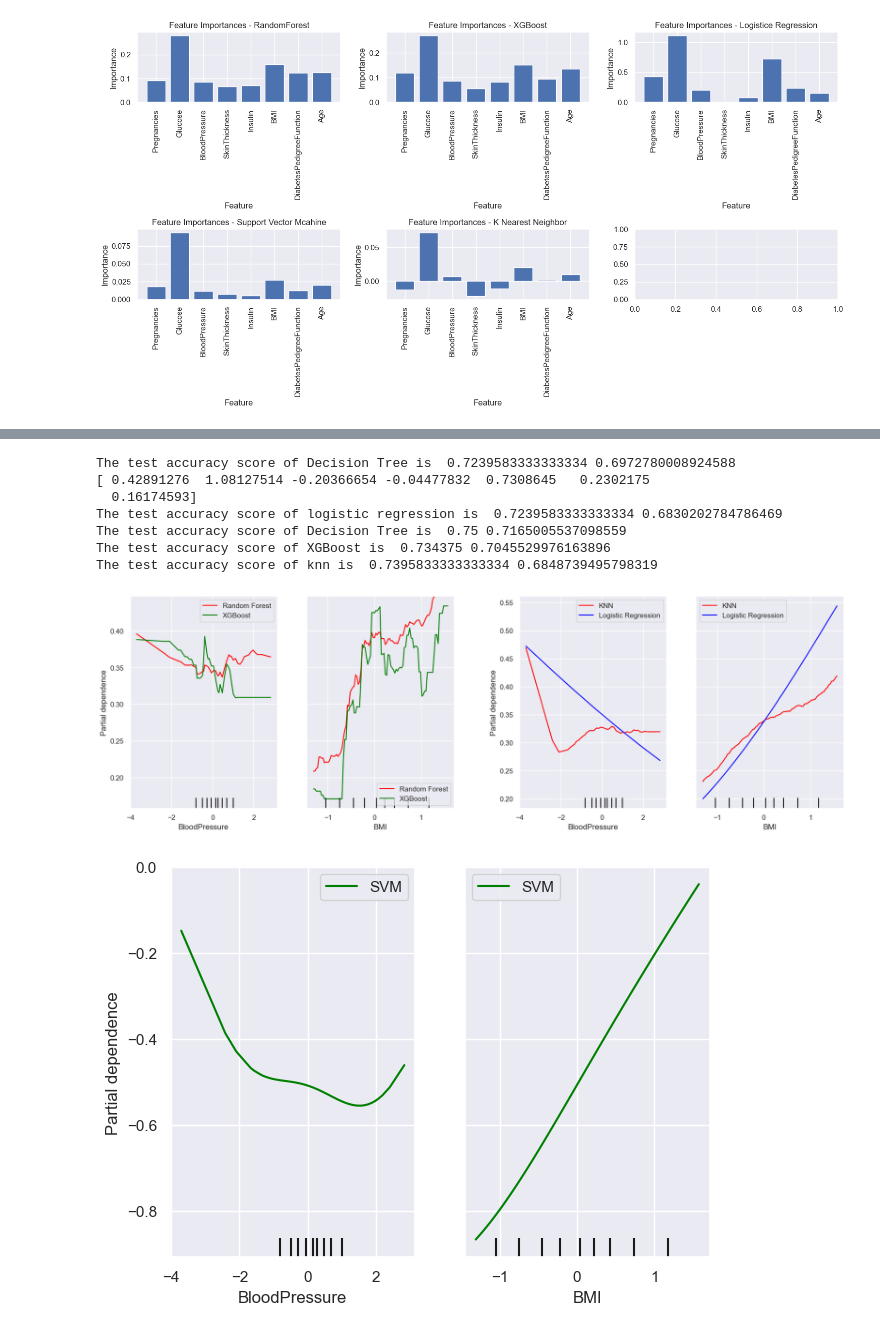
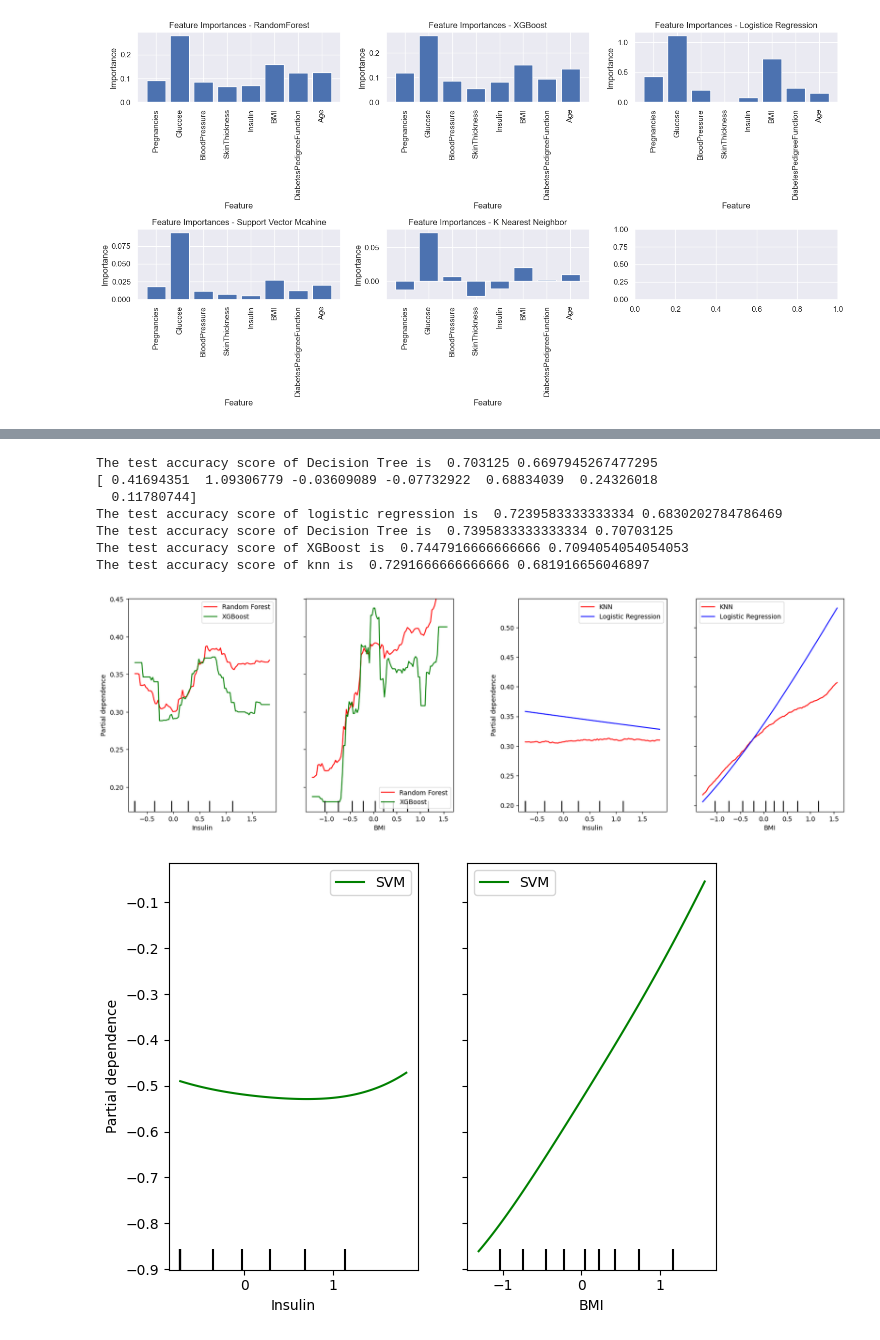
Before and after one commit to Versus-91/blackboxofmachinelearning, a Jupyter notebook: diabetes.ipynb, the cells around one changed output, grey strips where cells are left out. Saved outputs shown, nothing was run; the diff lists cells and outputs as text; code cells hidden in the pictures.

```diff
--- a/diabetes.ipynb
+++ b/diabetes.ipynb
@@ -329,7 +368,7 @@ plt.show()
 # %%
 df = pd.read_csv("./datasets/diabetes.csv")
 
-df.drop(df.columns[4], axis=1,inplace=True)
+df.drop(df.columns[2], axis=1,inplace=True)
 df_name=df.columns
 X =  df[df_name[0:7]]
 Y = df[df_name[7]]
@@ -381,17 +420,17 @@ svm_model = SVC(kernel='rbf', C=1, random_state=42).fit(X_train, y_train)
 # predicting the values
 y_pred_svm = svm_model.predict(X_test)
 # %% [output]
-The test accuracy score of Decision Tree is  0.7239583333333334 0.6972780008924588
-[ 0.42891276  1.08127514 -0.20366654 -0.04477832  0.7308645   0.2302175
-  0.16174593]
+The test accuracy score of Decision Tree is  0.703125 0.6697945267477295
+[ 0.41694351  1.09306779 -0.03609089 -0.07732922  0.68834039  0.24326018
+  0.11780744]
 The test accuracy score of logistic regression is  0.7239583333333334 0.6830202784786469
-The test accuracy score of Decision Tree is  0.75 0.7165005537098559
-The test accuracy score of XGBoost is  0.734375 0.7045529976163896
-The test accuracy score of knn is  0.7395833333333334 0.6848739495798319
+The test accuracy score of Decision Tree is  0.7395833333333334 0.70703125
+The test accuracy score of XGBoost is  0.7447916666666666 0.7094054054054053
+The test accuracy score of knn is  0.7291666666666666 0.681916656046897
 # %%
 from sklearn.inspection import PartialDependenceDisplay
 import matplotlib.pyplot as plt
-feature_names = [2,4]
+feature_names = [3,4]
 # Decision Tree
 
 # Generating some sample data
@@ -403,32 +442,32 @@ y1_cos = np.cos(x)
 y2_cos = np.cos(x + np.pi/4)  # Second cosine wave shifted by pi/4
 
 # Creating subplots side by side
 plt.figure(figsize=(20, 6))  # Adjust the figure size as needed
 
 # First subplot with two lines for sine waves
 ax = plt.subplot(1, 2, 1)  # (rows, columns, index)
 disp = PartialDependenceDisplay.from_estimator(rf_model, X_train, features=feature_names,feature_names=X.columns, ax=ax,line_kw={"color": "red","label": "Random Forest"})
 PartialDependenceDisplay.from_estimator(xgb_model, X_train, features=feature_names,feature_names=X.columns, ax=disp.axes_,line_kw={"color": "green","label": "XGBoost"})
 ax.set_xlim([-4, 4])
 ax.set_ylim([0, 1])
 
 plt.legend()  # Show legend
 # Second subplot with two lines for cosine waves
 ax = plt.subplot(1, 2, 2)  # (rows, columns, index)
 disp = PartialDependenceDisplay.from_estimator(knn_model, X_train, features=feature_names,feature_names=X.columns, ax=ax,line_kw={"color": "red","label": "KNN"})
 disp = PartialDependenceDisplay.from_estimator(lr_model, X_train, features=feature_names,feature_names=X.columns, ax=disp.axes_,line_kw={"color": "blue","label": "Logistic Regression"})
 ax.set_ylim([0, 1])
 plt.legend()  # Show legend
 plt.show()
 ax = plt.subplot(1, 1, 1)  # (rows, columns, index)
 PartialDependenceDisplay.from_estimator(svm_model, X_train, features=feature_names,feature_names=X.columns, ax=ax,line_kw={"color": "green","label": "SVM"})
 plt.tight_layout()  # Adjust spacing between plots for better appearance
 plt.show()
 
 # ax5 = plt.subplot(1, 2, 1)  # (rows, columns, index)
 # PartialDependenceDisplay.from_estimator(rf_model, X_train, features=[(3,1)],feature_names=X.columns, ax=ax5,line_kw={"color": "red","label": "random forest"})
 # plt.tight_layout()  # Adjust spacing between plots for better appearance
 # plt.show()
 # %% [output]
-[figure, old version]
+[figure, new version]
-[figure, old version]
+[figure, new version]
```
Also changed, not shown: parts of 7 cells of this notebook, 5 other files.
